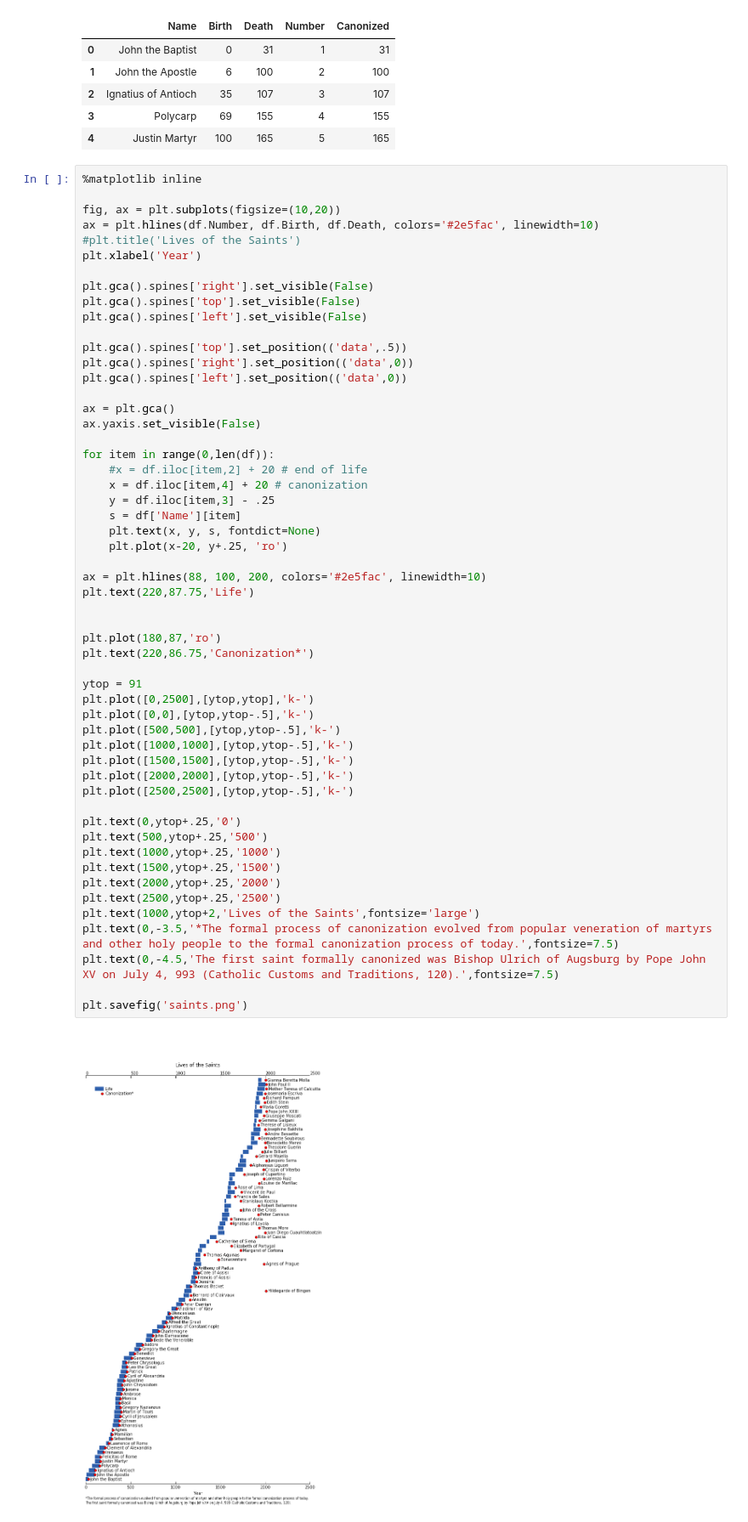
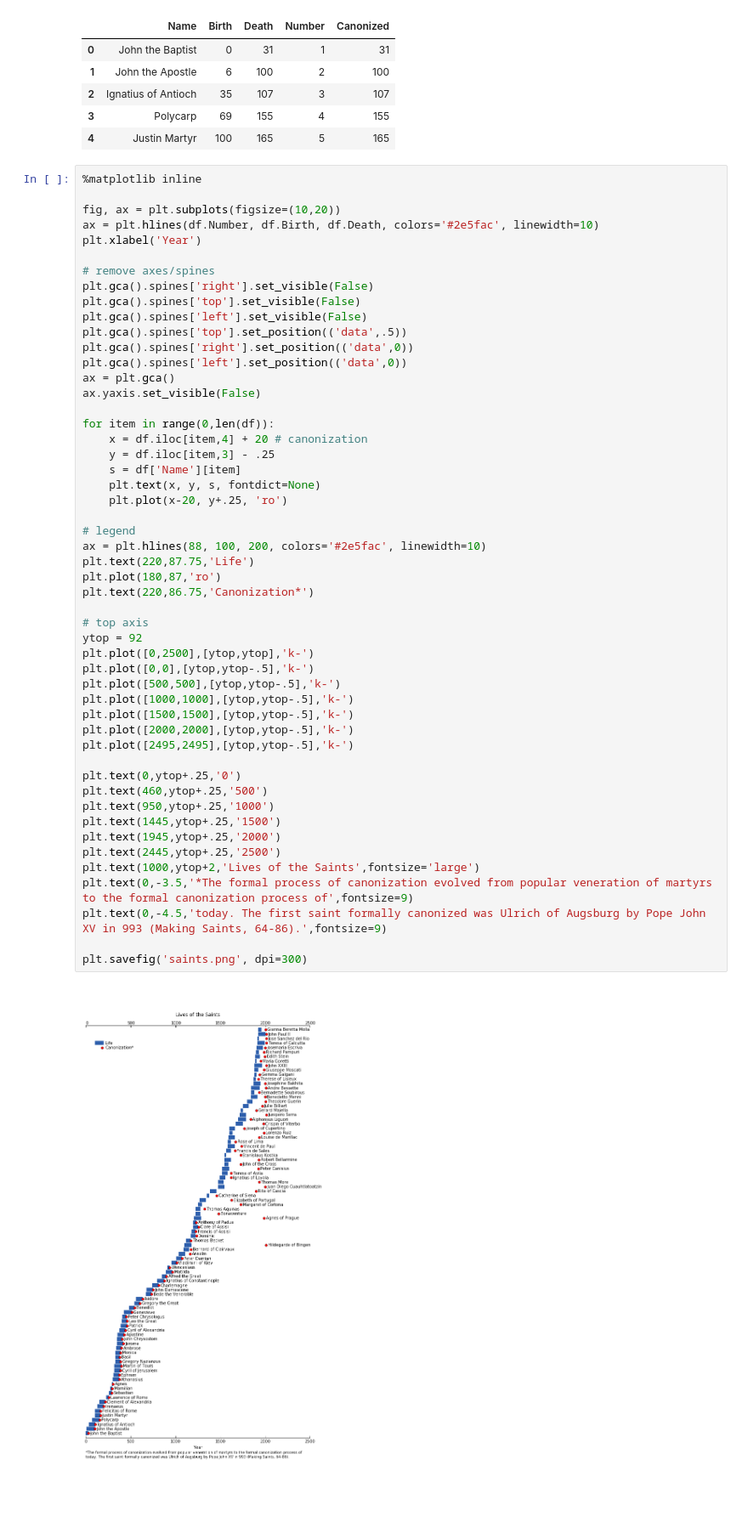
Before and after one commit to mkudija/Lives-of-the-Saints, a Jupyter notebook: saint-lives.ipynb, the cells around one changed output. Shown at 85% size. Saved outputs shown, nothing was run; the diff lists cells and outputs as text; blank space fills up the shorter version.

Commit message:
update code and image

```diff
--- a/saint-lives.ipynb
+++ b/saint-lives.ipynb
@@ -19,54 +19,51 @@ df.head()
 
 fig, ax = plt.subplots(figsize=(10,20))
 ax = plt.hlines(df.Number, df.Birth, df.Death, colors='#2e5fac', linewidth=10)
-#plt.title('Lives of the Saints')
 plt.xlabel('Year')
 
+# remove axes/spines
 plt.gca().spines['right'].set_visible(False)
 plt.gca().spines['top'].set_visible(False)
 plt.gca().spines['left'].set_visible(False)
-
 plt.gca().spines['top'].set_position(('data',.5))
 plt.gca().spines['right'].set_position(('data',0))
 plt.gca().spines['left'].set_position(('data',0))
-
 ax = plt.gca()
 ax.yaxis.set_visible(False)
 
 for item in range(0,len(df)):
-    #x = df.iloc[item,2] + 20 # end of life
     x = df.iloc[item,4] + 20 # canonization
     y = df.iloc[item,3] - .25
     s = df['Name'][item]
     plt.text(x, y, s, fontdict=None)
     plt.plot(x-20, y+.25, 'ro')
 
+# legend
 ax = plt.hlines(88, 100, 200, colors='#2e5fac', linewidth=10)
 plt.text(220,87.75,'Life')
-
-
 plt.plot(180,87,'ro')
 plt.text(220,86.75,'Canonization*')
 
-ytop = 91
+# top axis
+ytop = 92
 plt.plot([0,2500],[ytop,ytop],'k-')
 plt.plot([0,0],[ytop,ytop-.5],'k-')
 plt.plot([500,500],[ytop,ytop-.5],'k-')
 plt.plot([1000,1000],[ytop,ytop-.5],'k-')
 plt.plot([1500,1500],[ytop,ytop-.5],'k-')
 plt.plot([2000,2000],[ytop,ytop-.5],'k-')
-plt.plot([2500,2500],[ytop,ytop-.5],'k-')
+plt.plot([2495,2495],[ytop,ytop-.5],'k-')
 
 plt.text(0,ytop+.25,'0')
-plt.text(500,ytop+.25,'500')
-plt.text(1000,ytop+.25,'1000')
-plt.text(1500,ytop+.25,'1500')
-plt.text(2000,ytop+.25,'2000')
-plt.text(2500,ytop+.25,'2500')
+plt.text(460,ytop+.25,'500')
+plt.text(950,ytop+.25,'1000')
+plt.text(1445,ytop+.25,'1500')
+plt.text(1945,ytop+.25,'2000')
+plt.text(2445,ytop+.25,'2500')
 plt.text(1000,ytop+2,'Lives of the Saints',fontsize='large')
-plt.text(0,-3.5,'*The formal process of canonization evolved from popular veneration of martyrs and other holy people to the formal canonization process of today.',fontsize=7.5)
-plt.text(0,-4.5,'The first saint formally canonized was Bishop Ulrich of Augsburg by Pope John XV on July 4, 993 (Catholic Customs and Traditions, 120).',fontsize=7.5)
+plt.text(0,-3.5,'*The formal process of canonization evolved from popular veneration of martyrs to the formal canonization process of',fontsize=9)
+plt.text(0,-4.5,'today. The first saint formally canonized was Ulrich of Augsburg by Pope John XV in 993 (Making Saints, 64-86).',fontsize=9)
 
-plt.savefig('saints.png')
+plt.savefig('saints.png', dpi=300)
 # %% [output]
-[figure, old version]
+[figure, new version]
```
Also changed, not shown: 4 other files.
